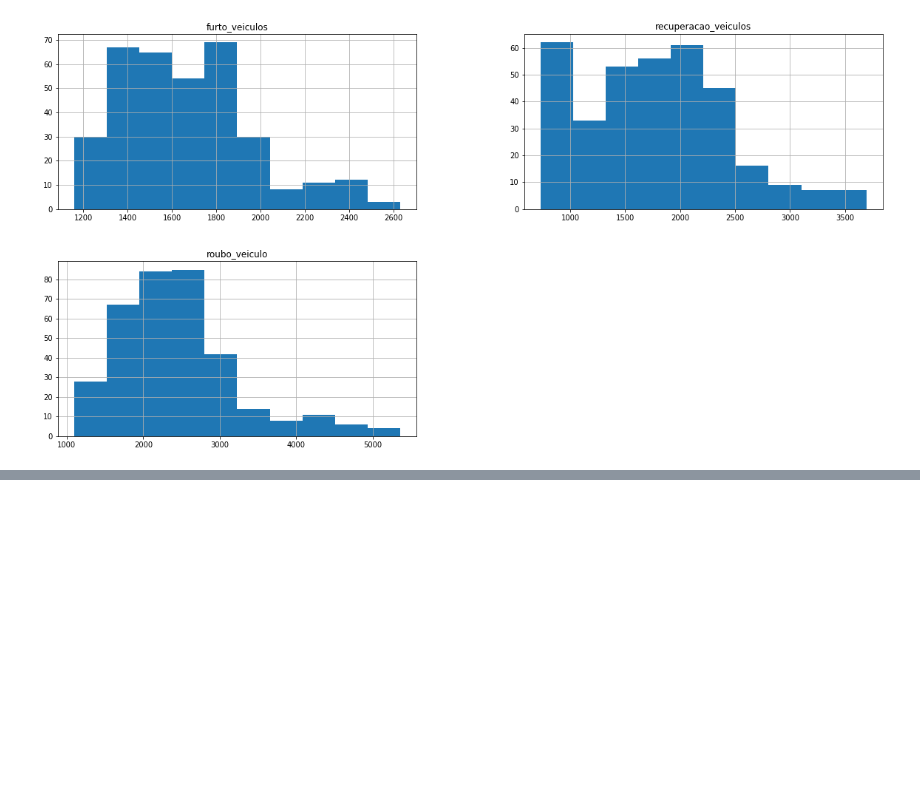
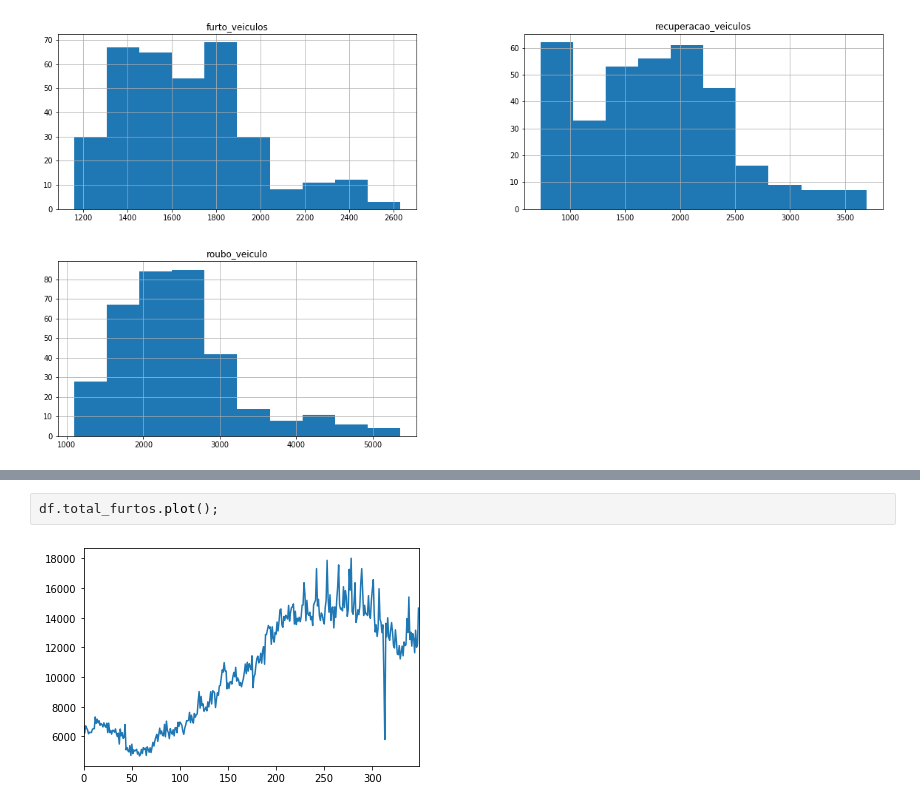
Before and after one commit to DouglasFrancoDS/Data_Sciense, a Jupyter notebook: PROJETO_Analisando_a_Violência_no_Rio_de_Janeirob.ipynb, the cells around one changed output, grey strips where cells are left out. Saved outputs shown, nothing was run; the diff lists cells and outputs as text; blank space fills up the shorter version.

```diff
--- a/PROJETO_Analisando_a_Violência_no_Rio_de_Janeirob.ipynb
+++ b/PROJETO_Analisando_a_Violência_no_Rio_de_Janeirob.ipynb
@@ -195,0 +220,4 @@ Escreva suas conclusões e análises sobre os indicadores de violência do Rio d
+# %%
+df.total_furtos.plot();
+# %% [output]
+[figure, added]
```
Also changed, not shown: parts of 7 cells of this notebook.
